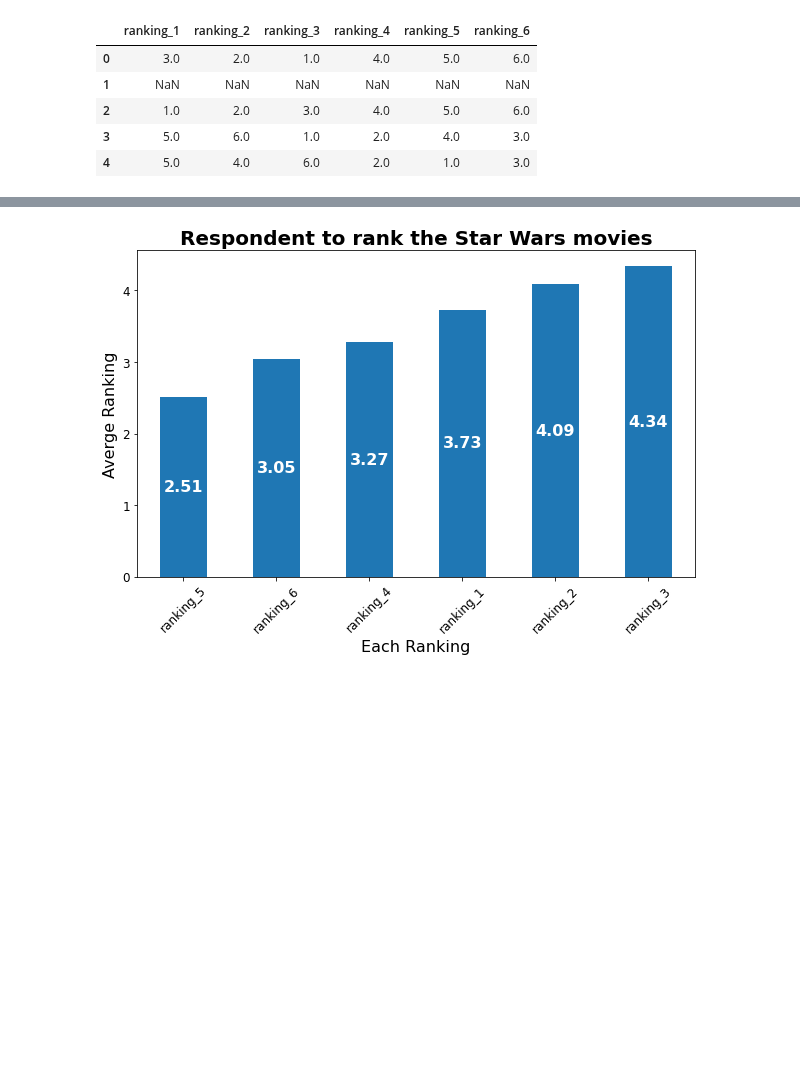
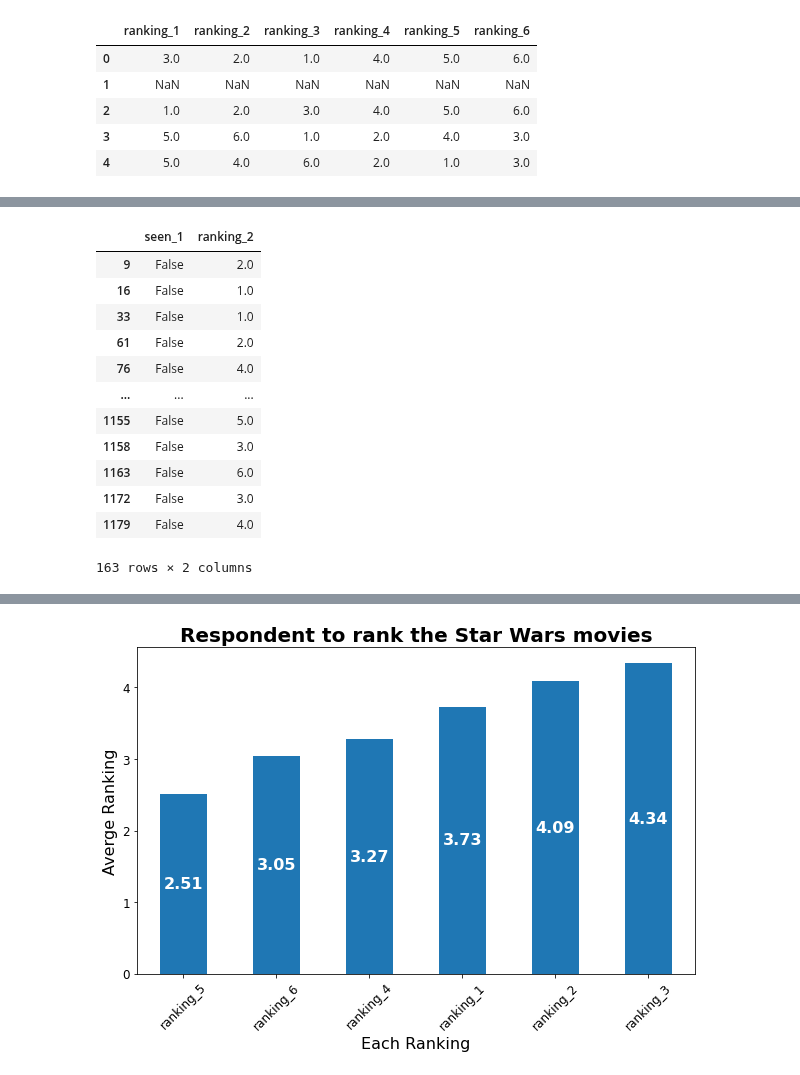
Before and after one commit to MuhammadAwon/datascience-projects, a Jupyter notebook: Projects/star-wars/star-wars-survey.ipynb, the cells around one changed output, grey strips where cells are left out. Saved outputs shown, nothing was run; the diff lists cells and outputs as text; code cells hidden in the pictures; blank space fills up the shorter version.

```diff
--- a/Projects/star-wars/star-wars-survey.ipynb
+++ b/Projects/star-wars/star-wars-survey.ipynb
@@ -311,0 +373,17 @@ Now that we've cleaned up the columns, we can find the highest-ranked movie quic
+# %%
+mask2 = (star_wars['seen_1']==False) & (pd.notnull(star_wars['ranking_2']))
+star_wars[mask2][['seen_1', 'ranking_2']]
+# %% [output]
+|  | seen_1 | ranking_2 |
+| 9 | False | 2.0 |
+| 16 | False | 1.0 |
+| 33 | False | 1.0 |
+| 61 | False | 2.0 |
+| 76 | False | 4.0 |
+| ... | ... | ... |
+| 1155 | False | 5.0 |
+| 1158 | False | 3.0 |
+| 1163 | False | 6.0 |
+| 1172 | False | 3.0 |
+| 1179 | False | 4.0 |
+163 rows × 2 columns
```
Also changed, not shown: parts of 28 cells of this notebook.
